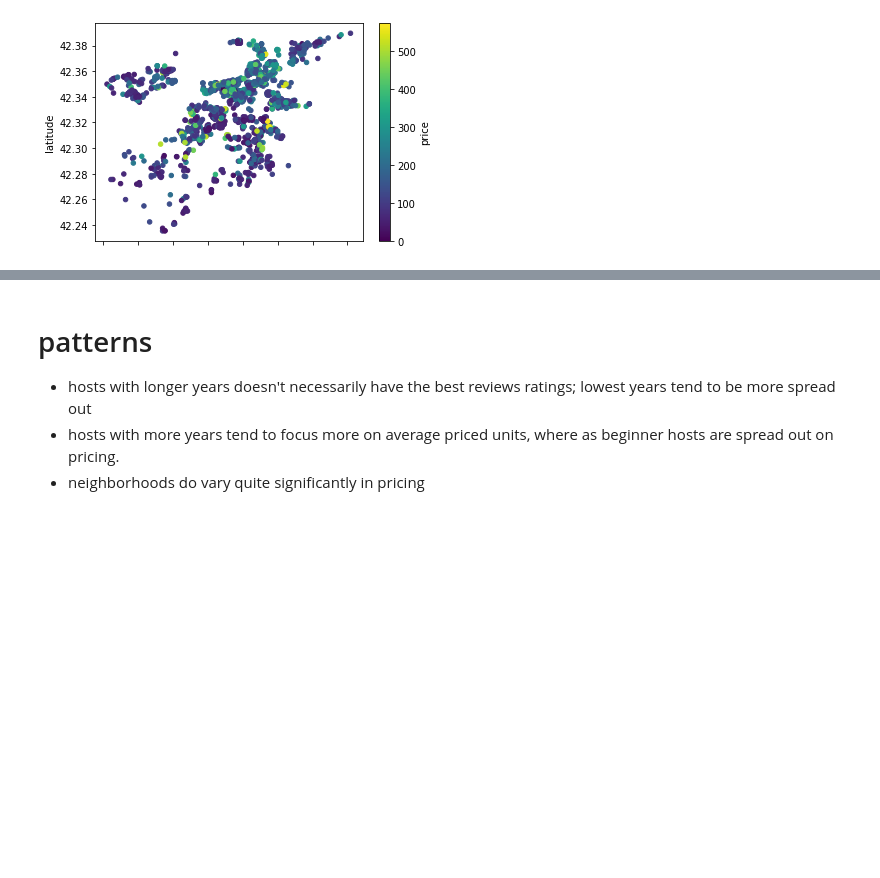
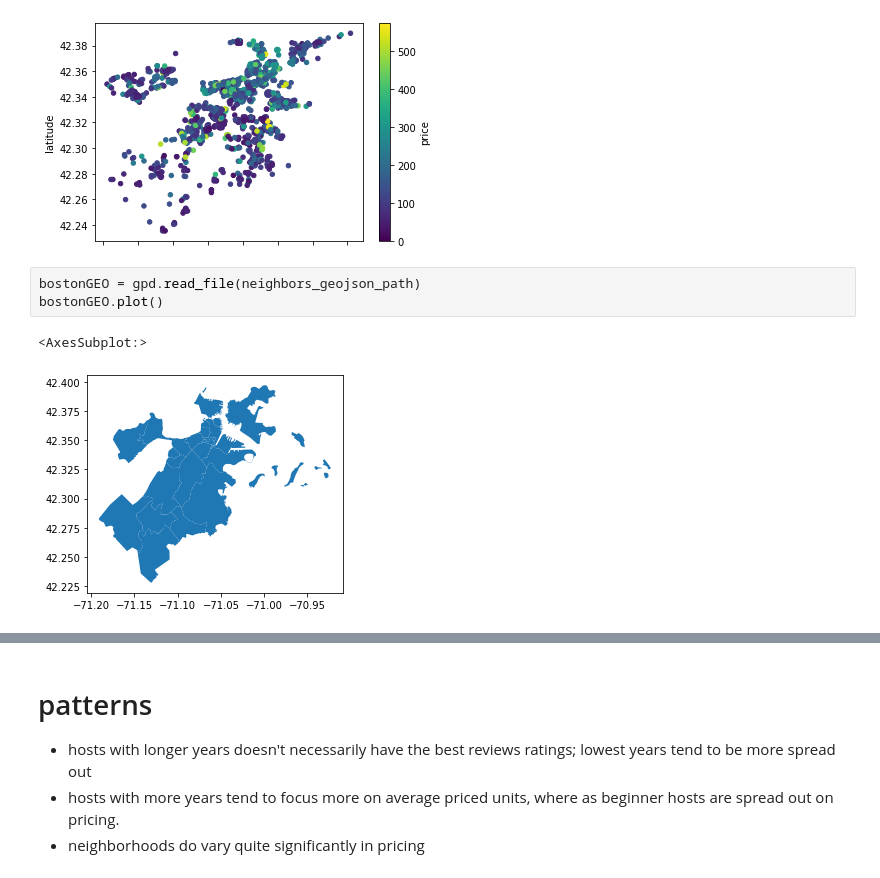
Before and after one commit to Fabrizio-Andrew/Vacation-Rental-Pricing-Estimator, a Jupyter notebook: experimentation/eda0.ipynb, the cells around one changed output, grey strips where cells are left out. Drawn from its saved outputs; the diff is of its cells as text; blank space fills up the shorter version.

```diff
--- a/experimentation/eda0.ipynb
+++ b/experimentation/eda0.ipynb
@@ -239,3 +241,9 @@ df_none_null.plot.scatter(x="longitude",y="latitude", c="price",colormap='viridi
 # %% [output]
 <AxesSubplot:xlabel='longitude', ylabel='latitude'>
 [figure]
+# %%
+bostonGEO = gpd.read_file(neighbors_geojson_path)
+bostonGEO.plot()
+# %% [output]
+<AxesSubplot:>
+[figure, added]
```
Also changed, not shown: parts of 4 cells of this notebook.
